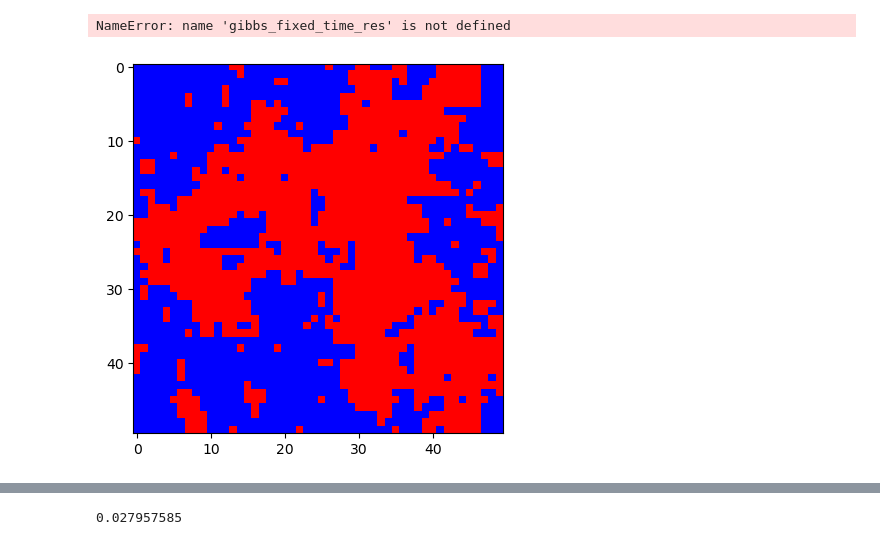
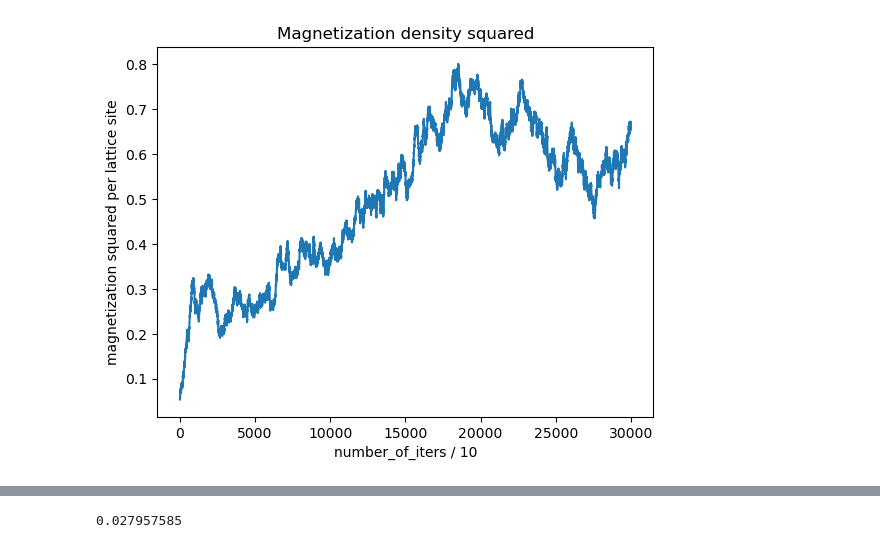
Before and after one commit to fysmoe1121/Phase-Transitions-Ising-Model, a Jupyter notebook: ising_model.ipynb, the cells around one changed output, grey strips where cells are left out. Cells and saved outputs as stored; diff of their text form; code cells hidden in the pictures.

```diff
--- a/ising_model.ipynb
+++ b/ising_model.ipynb
@@ -187,7 +198,10 @@ def plot_magnetization_squared(samples: list):
     samples = np.array(samples)
     magnetization_squared_of_samples = (np.mean(samples, axis = (1,2)) ** 2)
     plt.plot(magnetization_squared_of_samples)
+    plt.xlabel("number_of_iters / 10")
+    plt.ylabel("magnetization squared per lattice site")
     plt.title("Magnetization density squared")
+    plt.savefig("mag_sq_density_mh")
 # %%
 def plot_magnetization(samples: list):
     samples = np.array(samples)
@@ -215,8 +222,10 @@ plot_energy(mh_updated_res)
-# %%
-plot_energy(gibbs_fixed_time_res)
-# %% [output]
-NameError: name 'gibbs_fixed_time_res' is not defined
-# %%
-plot_lattice(gibbs_updated_res[-1])
-# %% [output]
-[figure, removed]
+# %%
+mh_converge_test_fixed_time_res, mh_converge_test_updated_res = \
+    sampler('mh', generate_lattice(40, 0.4), 0.45, 300_000, 10)
+
+gibbs_converge_test_fixed_time_res, gibbs_converge_test_updated_res = \
+    sampler('gibbs', generate_lattice(40, 0.4), 0.45, 300_000, 10)
+# %%
+plot_magnetization_squared(mh_converge_test_fixed_time_res)
+# %% [output]
+[figure, added]
```
Also changed, not shown: parts of 20 cells of this notebook, 17 other files.
